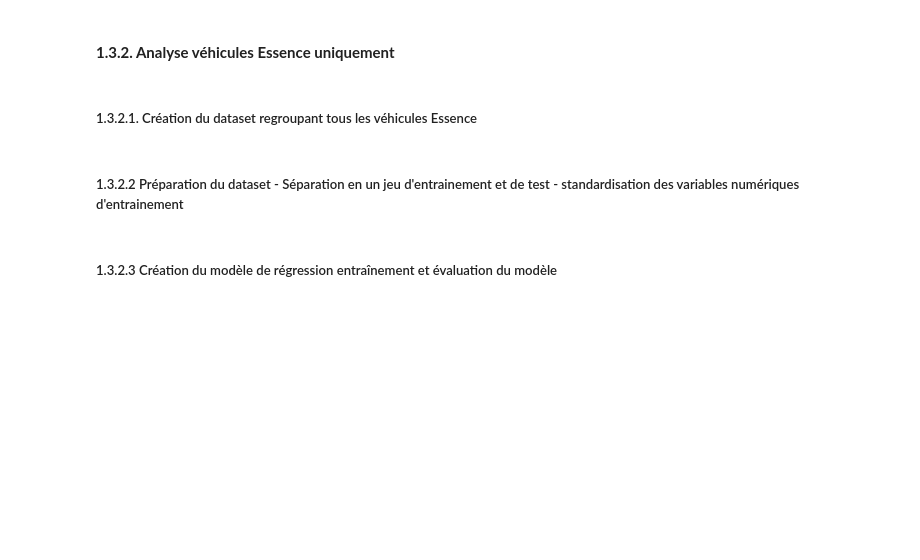
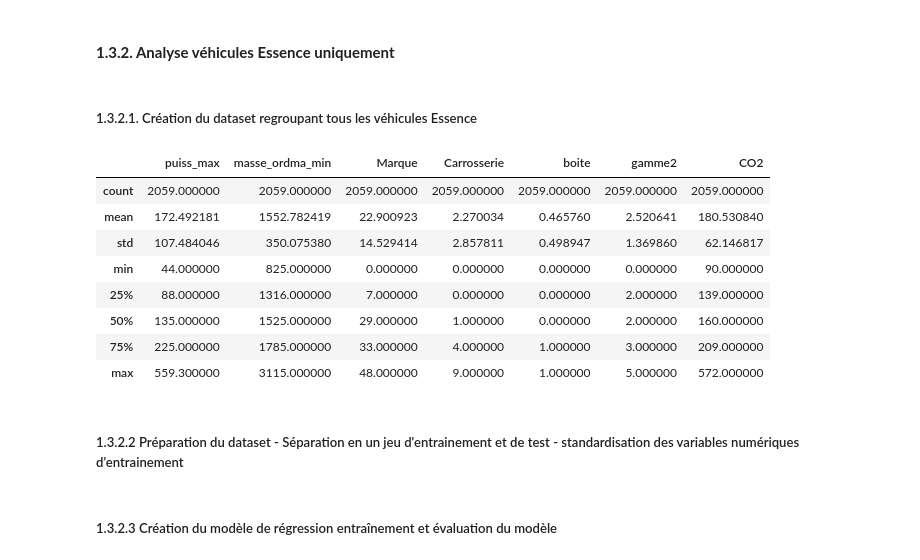
Before and after one commit to ChristopheDS22/CO2_Predict, a Jupyter notebook: Code_CO2_Project_last version.ipynb, the cells around one changed output. Saved outputs shown, nothing was run; the diff lists cells and outputs as text; code cells hidden in the pictures; blank space fills up the shorter version.

```diff
--- a/Code_CO2_Project_last version.ipynb
+++ b/Code_CO2_Project_last version.ipynb
@@ -1988,10 +2009,20 @@ describe
 ##### 1.3.2.1. Création du dataset regroupant tous les véhicules Essence
 # %%
 # Création du Dataset des véhicules essence uniquement dataES:
-dataES = data.join(target)
+dataES = data.join(target_reg)
 dataES = dataES[(dataES['Carburant']==0)]
 dataES = dataES.drop('Carburant', axis = 1)
 dataES.describe()
+# %% [output]
+|  | puiss_max | masse_ordma_min | Marque | Carrosserie | boite | gamme2 | CO2 |
+| count | 2059.000000 | 2059.000000 | 2059.000000 | 2059.000000 | 2059.000000 | 2059.000000 | 2059.000000 |
+| mean | 172.492181 | 1552.782419 | 22.900923 | 2.270034 | 0.465760 | 2.520641 | 180.530840 |
+| std | 107.484046 | 350.075380 | 14.529414 | 2.857811 | 0.498947 | 1.369860 | 62.146817 |
+| min | 44.000000 | 825.000000 | 0.000000 | 0.000000 | 0.000000 | 0.000000 | 90.000000 |
+| 25% | 88.000000 | 1316.000000 | 7.000000 | 0.000000 | 0.000000 | 2.000000 | 139.000000 |
+| 50% | 135.000000 | 1525.000000 | 29.000000 | 1.000000 | 0.000000 | 2.000000 | 160.000000 |
+| 75% | 225.000000 | 1785.000000 | 33.000000 | 4.000000 | 1.000000 | 3.000000 | 209.000000 |
+| max | 559.300000 | 3115.000000 | 48.000000 | 9.000000 | 1.000000 | 5.000000 | 572.000000 |
 # %% [markdown]
 ##### 1.3.2.2 Préparation du dataset  - Séparation en un jeu d'entrainement et de test - standardisation des variables numériques d'entrainement
 # %%
```
Also changed, not shown: parts of 86 cells of this notebook.
